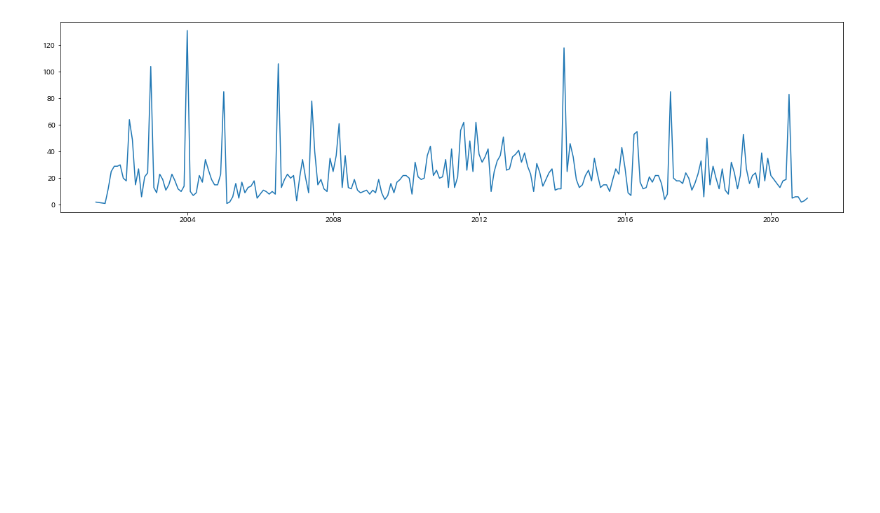
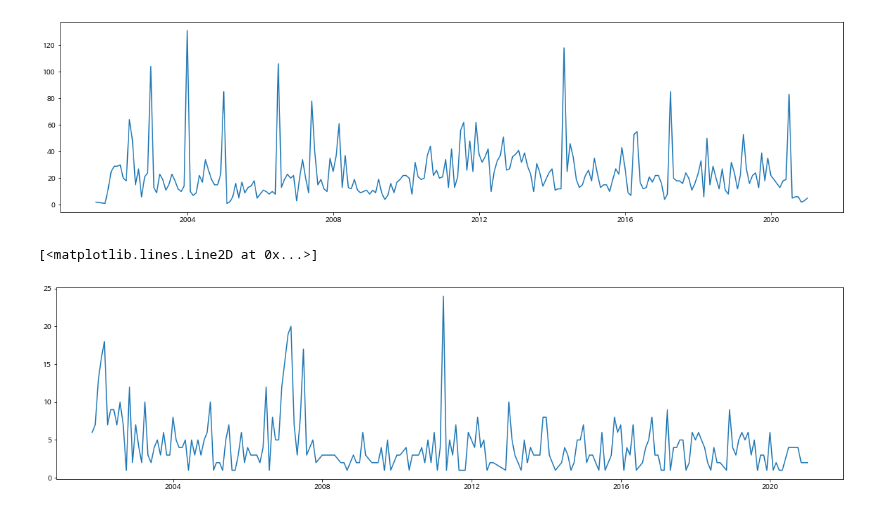
Before and after one commit to HyeJiJUN11/DataAnalysisProgramming, a Jupyter notebook: Project.ipynb, the cells around one changed output. Drawn from its saved outputs; the diff is of its cells as text; code cells hidden in the pictures; blank space fills up the shorter version.

```diff
--- a/Project.ipynb
+++ b/Project.ipynb
@@ -257,3 +258,22 @@ plt.plot(dates.index, dates.위반횟수)
 # %% [output]
 [<matplotlib.lines.Line2D at 0x...>]
 [figure]
+# %%
+from matplotlib import dates
+
+dfRegularAlcohol = dfRegular[dfRegular.위반내용수정 == '청소년 주류 제공']
+data_dates = dfRegularAlcohol['처분일자'].value_counts()
+dates = data_dates.to_frame(name='위반횟수')
+dates.index.name = '처분일자'
+dates.sort_values(by=['처분일자'])
+
+dates = dates.resample('M').sum()
+dates = dates[dates.위반횟수 != 0]
+#dates = dates.sort_values(by='위반횟수', ascending=False)
+
+fig = plt.figure(figsize=(20, 5))
+ax = fig.add_subplot()
+ax.plot(dates.index, dates.위반횟수)
+# %% [output]
+[<matplotlib.lines.Line2D at 0x...>]
+[figure, added]
```
Also changed, not shown: parts of 1 cell of this notebook.
